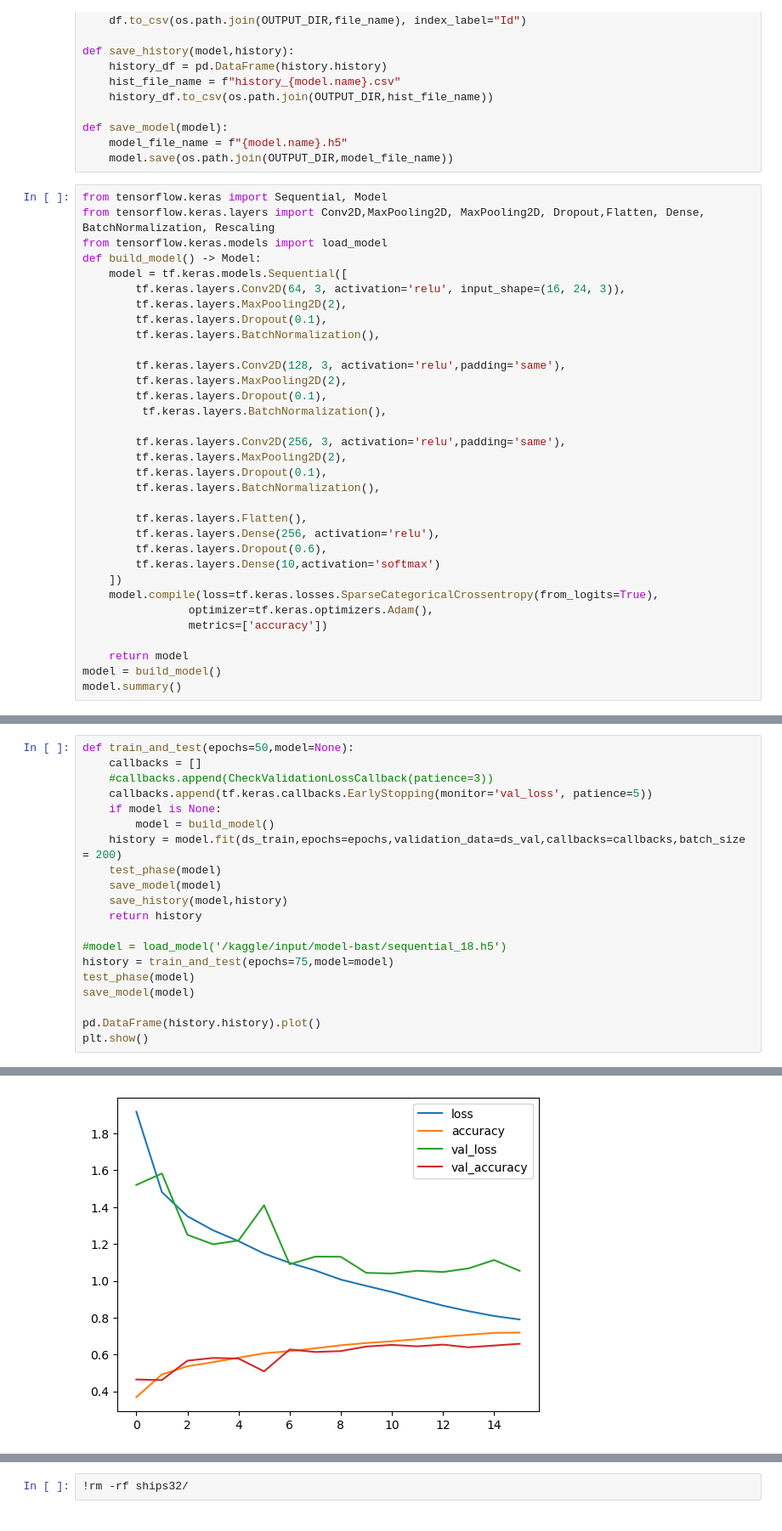
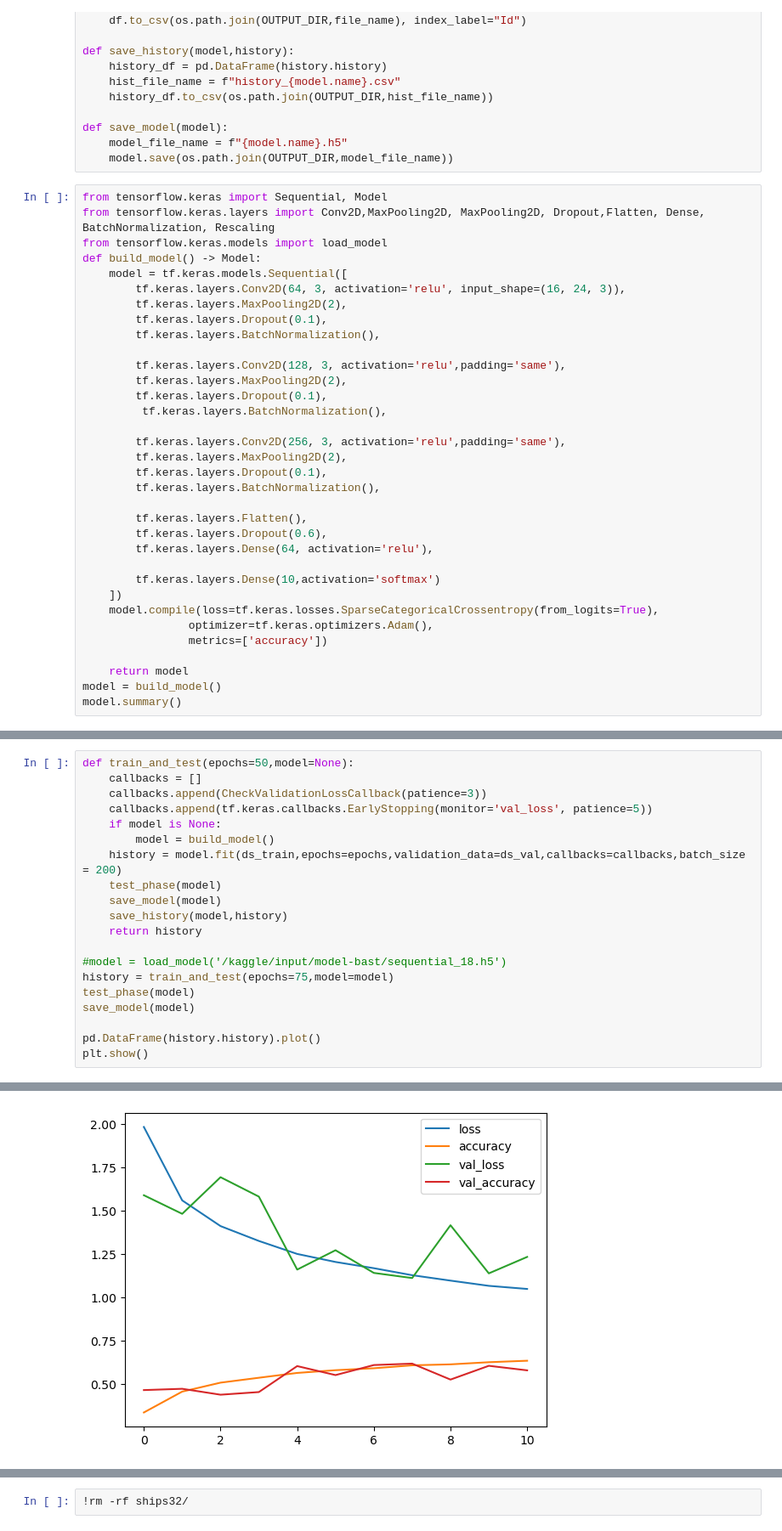
Before and after one commit to Bast-94/IREN-BOATS, a Jupyter notebook: notebook-competion1.ipynb, the cells around one changed output, grey strips where cells are left out. Shown at 85% size. Saved outputs shown, nothing was run; the diff lists cells and outputs as text.

```diff
--- a/notebook-competion1.ipynb
+++ b/notebook-competion1.ipynb
@@ -88,8 +88,9 @@ def build_model() -> Model:
         tf.keras.layers.BatchNormalization(),
 
         tf.keras.layers.Flatten(),
-        tf.keras.layers.Dense(256, activation='relu'),
         tf.keras.layers.Dropout(0.6),
+        tf.keras.layers.Dense(64, activation='relu'),
+
         tf.keras.layers.Dense(10,activation='softmax')
     ])
     model.compile(loss=tf.keras.losses.SparseCategoricalCrossentropy(from_logits=True),
@@ -120,7 +121,7 @@ _________________________________________________________________
 # %%
 def train_and_test(epochs=50,model=None):
     callbacks = []
-    #callbacks.append(CheckValidationLossCallback(patience=3))
+    callbacks.append(CheckValidationLossCallback(patience=3))
     callbacks.append(tf.keras.callbacks.EarlyStopping(monitor='val_loss', patience=5))
     if model is None:
         model = build_model()
@@ -160 +161 @@ Epoch 16/75
-[figure, old version]
+[figure, new version]
```
Also changed, not shown: parts of 4 cells of this notebook.
